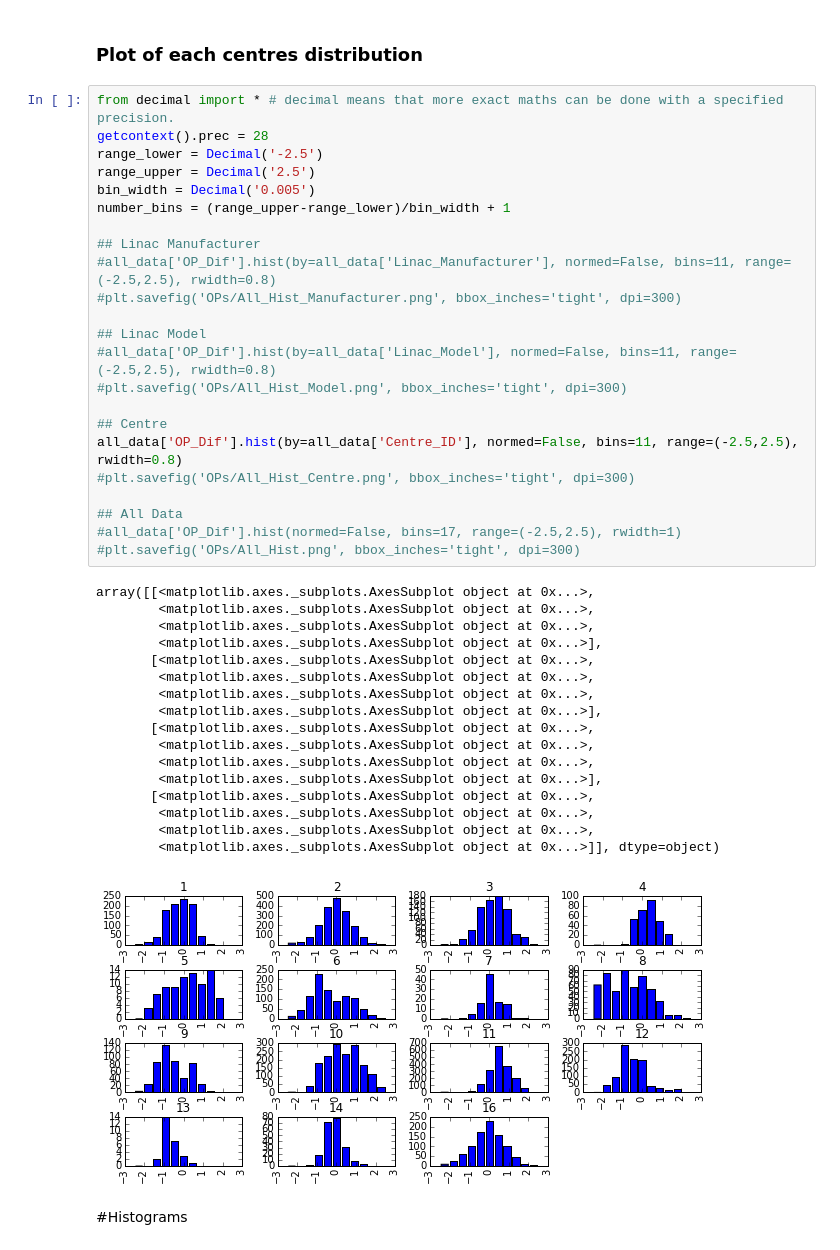
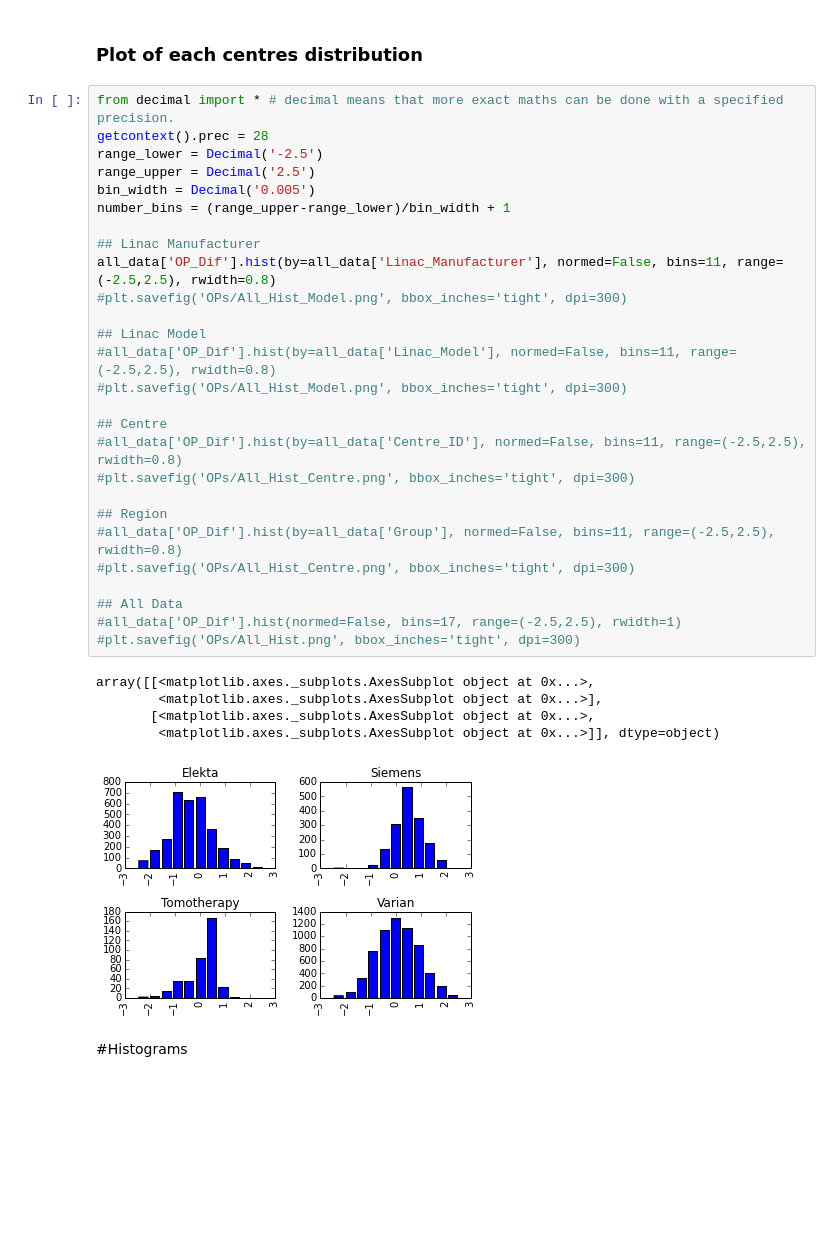
Before and after one commit to mbolt01/InitialCode, a Jupyter notebook: OP Data Plots.ipynb, the cells around one changed output. Drawn from its saved outputs; the diff is of its cells as text; blank space fills up the shorter version.

```diff
--- a/OP Data Plots.ipynb
+++ b/OP Data Plots.ipynb
@@ -60,44 +60,36 @@ all_data.describe()
 # %%
 from decimal import * # decimal means that more exact maths can be done with a specified precision.
 getcontext().prec = 28
 range_lower = Decimal('-2.5')
 range_upper = Decimal('2.5')
 bin_width = Decimal('0.005')
 number_bins = (range_upper-range_lower)/bin_width + 1
 
 ## Linac Manufacturer
-#all_data['OP_Dif'].hist(by=all_data['Linac_Manufacturer'], normed=False, bins=11, range=(-2.5,2.5), rwidth=0.8)
-#plt.savefig('OPs/All_Hist_Manufacturer.png', bbox_inches='tight', dpi=300)
+all_data['OP_Dif'].hist(by=all_data['Linac_Manufacturer'], normed=False, bins=11, range=(-2.5,2.5), rwidth=0.8)
+#plt.savefig('OPs/All_Hist_Model.png', bbox_inches='tight', dpi=300)
 
 ## Linac Model
 #all_data['OP_Dif'].hist(by=all_data['Linac_Model'], normed=False, bins=11, range=(-2.5,2.5), rwidth=0.8)
 #plt.savefig('OPs/All_Hist_Model.png', bbox_inches='tight', dpi=300)
 
 ## Centre
-all_data['OP_Dif'].hist(by=all_data['Centre_ID'], normed=False, bins=11, range=(-2.5,2.5), rwidth=0.8)
+#all_data['OP_Dif'].hist(by=all_data['Centre_ID'], normed=False, bins=11, range=(-2.5,2.5), rwidth=0.8)
+#plt.savefig('OPs/All_Hist_Centre.png', bbox_inches='tight', dpi=300)
+
+## Region
+#all_data['OP_Dif'].hist(by=all_data['Group'], normed=False, bins=11, range=(-2.5,2.5), rwidth=0.8)
 #plt.savefig('OPs/All_Hist_Centre.png', bbox_inches='tight', dpi=300)
 
 ## All Data
 #all_data['OP_Dif'].hist(normed=False, bins=17, range=(-2.5,2.5), rwidth=1)
 #plt.savefig('OPs/All_Hist.png', bbox_inches='tight', dpi=300)
 # %% [output]
 array([[<matplotlib.axes._subplots.AxesSubplot object at 0x...>,
-        <matplotlib.axes._subplots.AxesSubplot object at 0x...>,
-        <matplotlib.axes._subplots.AxesSubplot object at 0x...>,
         <matplotlib.axes._subplots.AxesSubplot object at 0x...>],
        [<matplotlib.axes._subplots.AxesSubplot object at 0x...>,
-        <matplotlib.axes._subplots.AxesSubplot object at 0x...>,
-        <matplotlib.axes._subplots.AxesSubplot object at 0x...>,
-        <matplotlib.axes._subplots.AxesSubplot object at 0x...>],
-       [<matplotlib.axes._subplots.AxesSubplot object at 0x...>,
-        <matplotlib.axes._subplots.AxesSubplot object at 0x...>,
-        <matplotlib.axes._subplots.AxesSubplot object at 0x...>,
-        <matplotlib.axes._subplots.AxesSubplot object at 0x...>],
-       [<matplotlib.axes._subplots.AxesSubplot object at 0x...>,
-        <matplotlib.axes._subplots.AxesSubplot object at 0x...>,
-        <matplotlib.axes._subplots.AxesSubplot object at 0x...>,
         <matplotlib.axes._subplots.AxesSubplot object at 0x...>]], dtype=object)
-[figure, old version]
+[figure, new version]
 # %% [markdown]
 #Histograms
 # %% [markdown]
```
Also changed, not shown: parts of 14 cells of this notebook, 1 other file.
